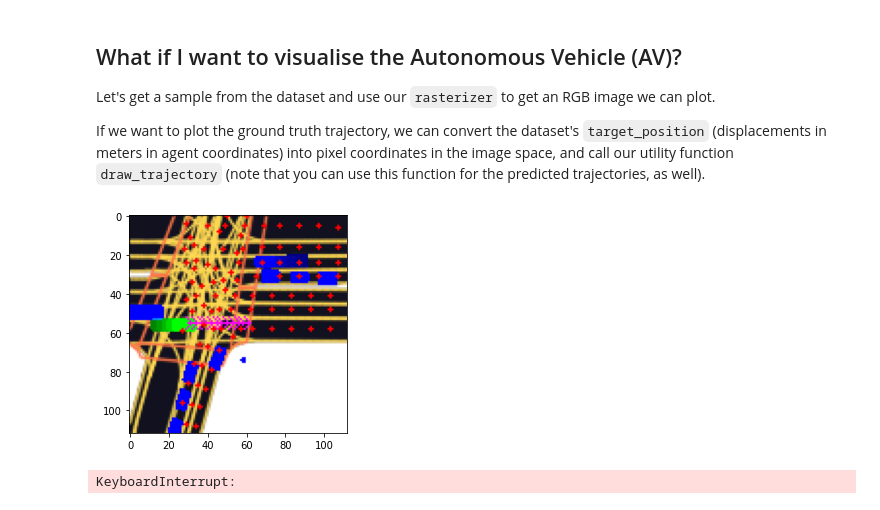
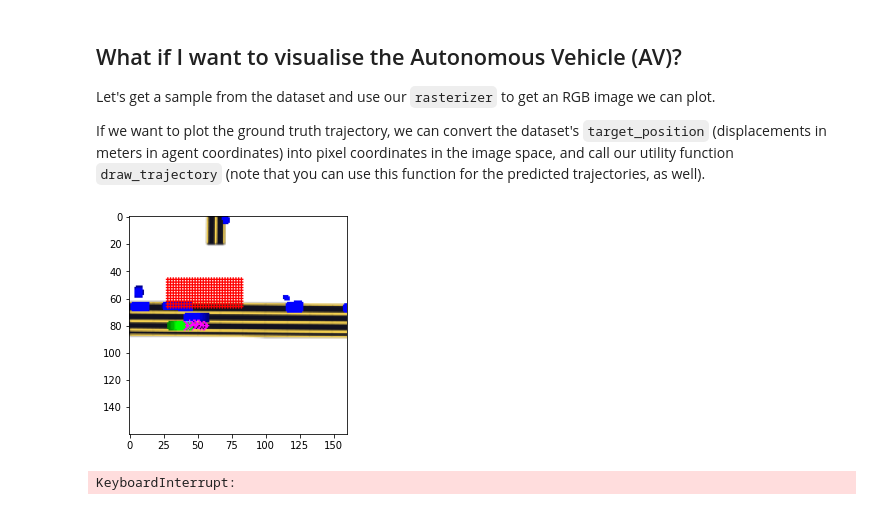
Before and after one commit to LiuHaolan/l5kit, a Jupyter notebook: viz_notebook/visualize_centerline.ipynb, the cells around one changed output. Cells and saved outputs as stored; diff of their text form; code cells hidden in the pictures.

```diff
--- a/viz_notebook/visualize_centerline.ipynb
+++ b/viz_notebook/visualize_centerline.ipynb
@@ -258,8 +258,8 @@ dataset = EgoDataset(cfg, zarr_dataset, rast)
 
 #print(len(dataset))
 
-#data = dataset[14500]
-data = dataset[9400]
+data = dataset[14500]
+#data = dataset[9400]
 
 #im = data["image"].transpose(1, 2, 0)
 im = data["image"].transpose(1,2,0)
@@ -291,34 +291,34 @@ def sample_traj(history_traj, shooting_delta):
         delta = delta + shooting_delta
         res_traj[i][1] -= delta
     return res_traj
 
 # we can adjust the shooting_delta to query different sample trajectories
 sampled_positions_maps = sample_traj(data["target_positions"], shooting_delta = 0.3)
 
 #print(sampled_positions_maps)
 sampled_positions_pixels = transform_points(sampled_positions_maps, data["raster_from_agent"])
 
 draw_trajectory(im, sampled_positions_pixels, TARGET_POINTS_COLOR, yaws=data["target_yaws"])
 """
 
 centerline_area = data["goal_list"]
 import cv2
 for k in range(data["goal_num"]):
 #        print(j)
     xy_points = centerline_area[k]
 #    xy_points = (transform_point(k, raster_from_world))
 #        print(xy_points)
     cv2.circle(im, (int(xy_points[0]),int(xy_points[1])), radius=1, color=(255, 0, 0), thickness=-1)
 
 gt_goal = data["goal_list"][data["goal_gt"]]
 #cv2.circle(im, (gt_goal[0],gt_goal[1]), radius = 1, color = (0,0,255), thickness=-1)
 
 plt.imshow(im)
 plt.show()
 
 #print(np.round(sampled_positions_pixels,0))
 # %% [output]
-[figure, old version]
+[figure, new version]
 # %%
 goal_num = -1
 import tqdm
```
Also changed, not shown: parts of 1 cell of this notebook, 37 other files.
